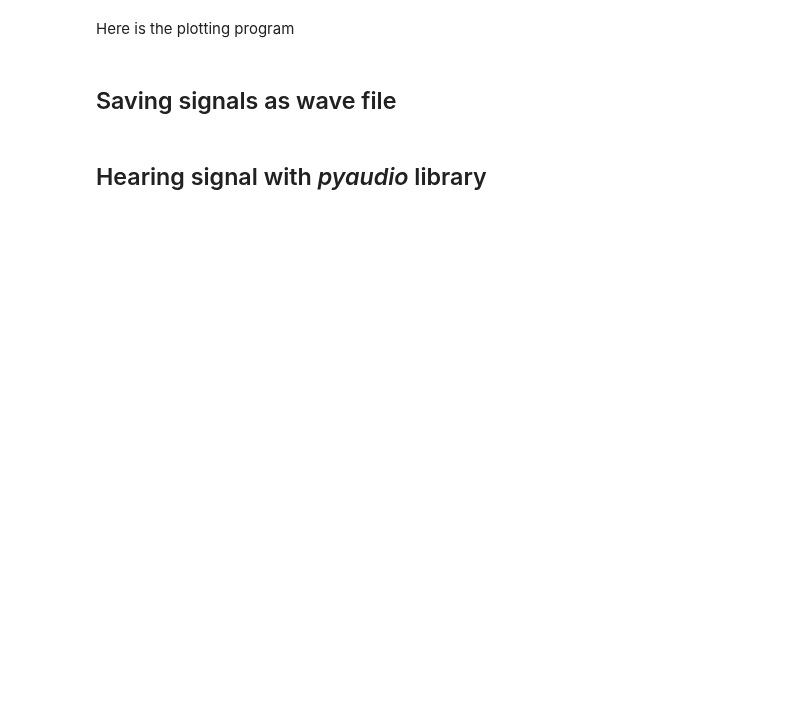
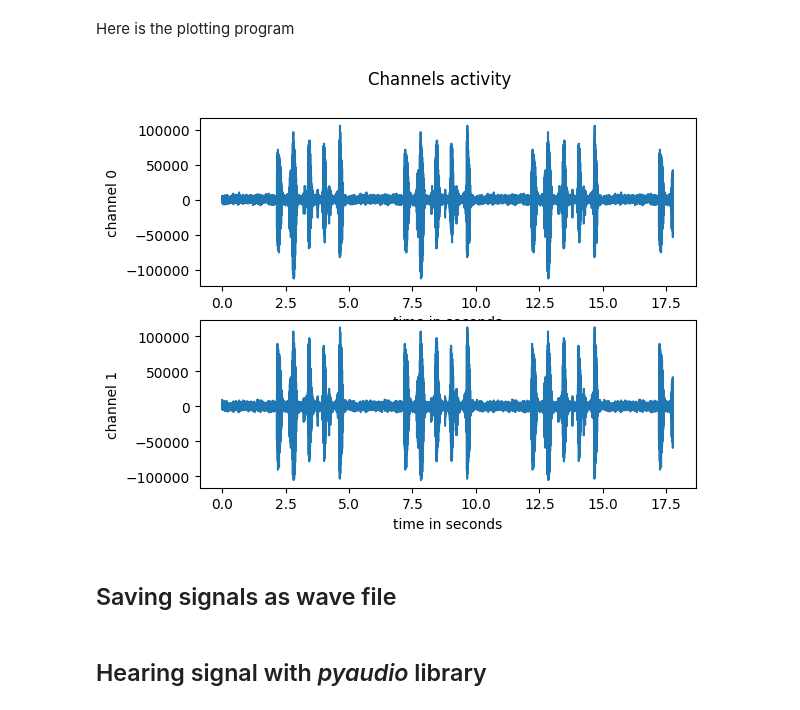
Before and after one commit to bimea/megamicros, a Jupyter notebook: notebooks/getstarted_MemsARrayH5.ipynb, the cells around one changed output. Saved outputs shown, nothing was run; the diff lists cells and outputs as text; code cells hidden in the pictures; blank space fills up the shorter version.

```diff
--- a/notebooks/getstarted_MemsARrayH5.ipynb
+++ b/notebooks/getstarted_MemsARrayH5.ipynb
@@ -15,13 +15,15 @@ DIRECTORY = '/Users/brunogas/Data/muh5/'
 #DIRECTORY = '/Users/brunogas/Documents/Dev/Bimea/megamicros-cpp/build/'
 
 # Choose a H5 file
-#FILENAME = DIRECTORY + 'mu5h-20220630-064820.h5'
-FILENAME = DIRECTORY + 'mu5h-20231107-111139.h5'
+FILENAME = DIRECTORY + 'mu5h-20220630-064820.h5'
+#FILENAME = DIRECTORY + 'mu5h-20231107-111139.h5'
 
 
 #FILENAME = DIRECTORY + 'mu5h-20220124-002506.h5'
 #FILENAME = DIRECTORY + 'mu5h-20220720-160341.h5'
 #FILENAME = DIRECTORY + 'muh5-20231021-162010.h5'
+
+FILENAME = '/Users/brunogas/Documents/Dev/Bimea/megamicros/examples/thirdparty/TPs-Sylvain/mu5h-20231113-000818.h5'
 # %% [markdown]
 ## Starting with simple signals
 
@@ -47,7 +59,7 @@ You can select some MEMs you would like to plot and get signals on a given range
 # Run antenna
 antenna.run(
     mems = [3, 4],
-    duration=2,
+    duration=12,
     counter_skip = True,
     datatype='int32'
 )
@@ -66,15 +97,17 @@ print( f"exit from loop. Signal shape is: {np.shape( signals )}" )
 Here is the plotting program
 # %%
 # plot signals
-#time = np.array( range( np.size(signals,0) ) )/antenna.sampling_frequency
-time = np.array( range( 1000 ) )/antenna.sampling_frequency
+time = np.array( range( np.size(signals,0) ) )/antenna.sampling_frequency
+#time = np.array( range( 1000 ) )/antenna.sampling_frequency
 fig, axs = plt.subplots( antenna.channels_number )
 fig.suptitle('Channels activity')
 for s in range( antenna.channels_number ):
     axs[s].plot( time, signals[:len(time),s] )
     axs[s].set( xlabel='time in seconds', ylabel='channel %d' % s )
 
 plt.show()
+# %% [output]
+[figure, added]
 # %% [markdown]
 ## Saving signals as wave file
 # %%
```
Also changed, not shown: parts of 4 cells of this notebook, 14 other files.
